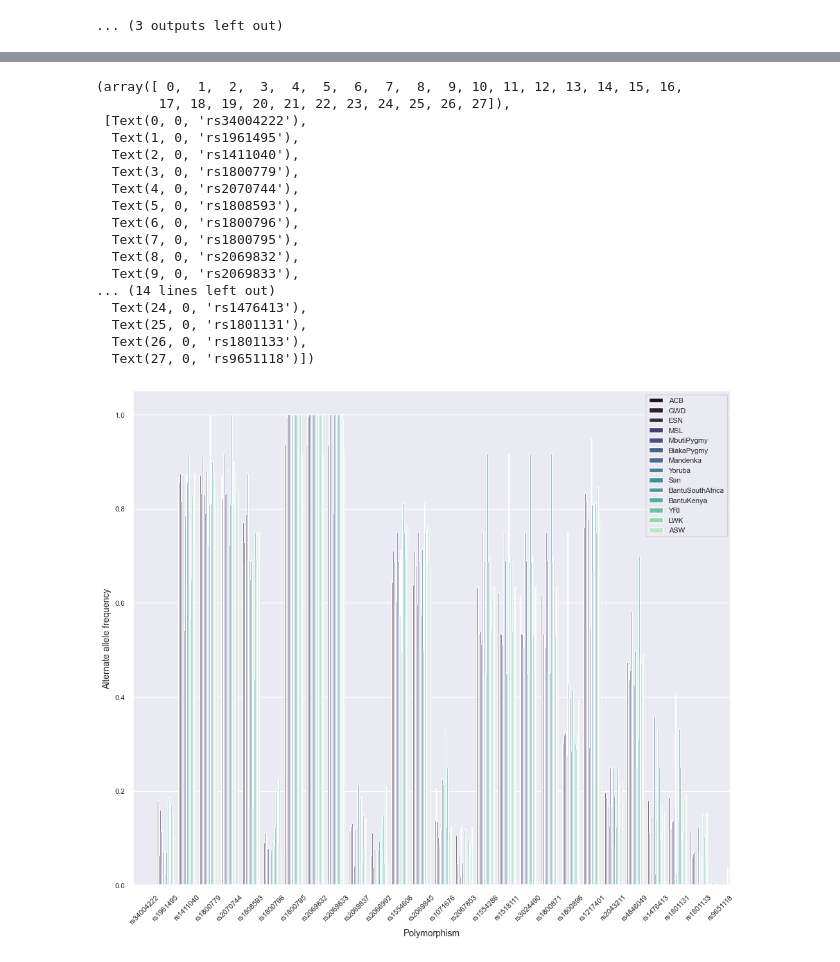
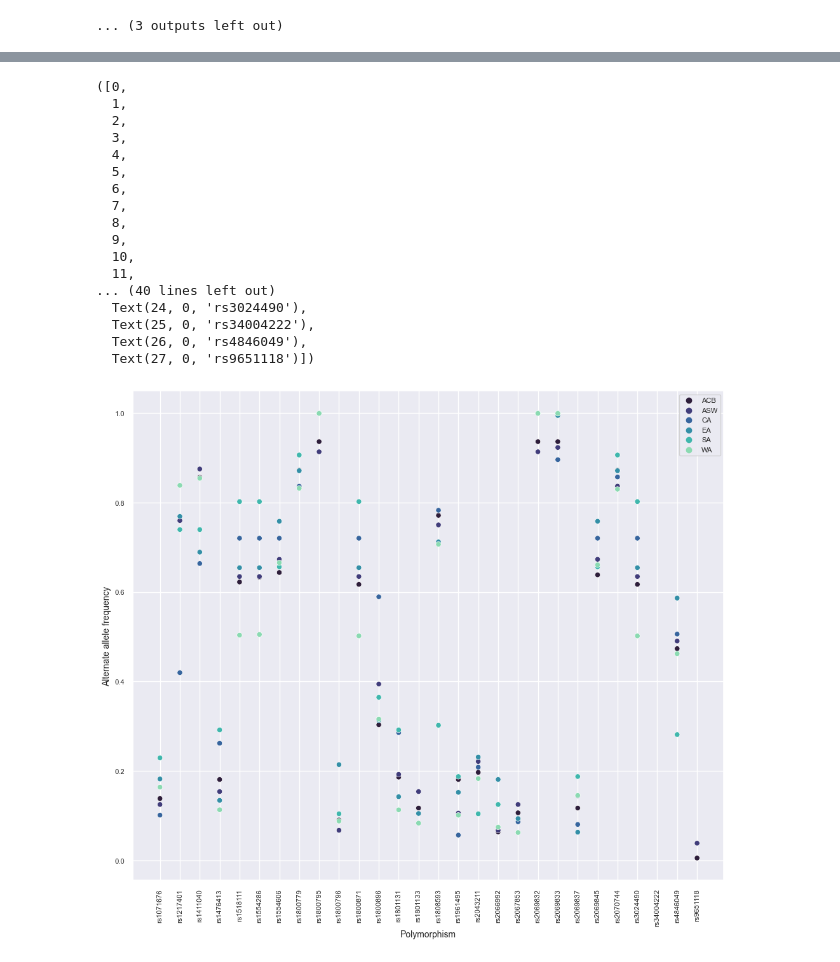
Before and after one commit to MeganHolborn/Genomics_allele-frequency-and-effect_data-analysis, a Jupyter notebook: Plots/plots.ipynb, the cells around one changed output, grey strips where cells are left out. Cells and saved outputs as stored; diff of their text form; code cells hidden in the pictures.

Commit message:
Scatterplot of allele freq variation in AFR populations

```diff
--- a/Plots/plots.ipynb
+++ b/Plots/plots.ipynb
@@ -20,6 +20,7 @@ genes = gene_location_df.location_name
 
 sample_info_df = pd.read_csv(os.path.join(home_path, "Data_descriptions", "samples.csv"))
 sub_populations = sample_info_df.SUB.unique()
+regional_classification = {"ACB":"ACB","ASW":"ASW","GWD":"WA","ESN":"WA","MSL":"WA","MbutiPygmy":"CA","BiakaPygmy":"CA","Mandenka":"WA","Yoruba":"WA","San":"SA","BantuSouthAfrica":"SA","BantuKenya":"EA","YRI":"WA","LWK":"EA"}
 
 ## Set figure area and font size
 sns.set(rc={"figure.figsize": (12, 10)})
@@ -259,53 +262,57 @@ for gene in genes:
     gene_af_path = os.path.join(home_path,"Data", "Supplementary Table", "SUB", "{}_Freq.csv".format(gene))
     af_df = pd.DataFrame()
     if os.path.exists(gene_af_path):
         af_df = pd.read_csv(gene_af_path, sep="\t")
         af_df["GENE"] = gene
         for sub_population in sub_populations:
             af_df = af_df.replace(0.0, np.NAN) # Replace non-existant frequencies (value of 0.0) with NaN
     collated_af_data = pd.concat([collated_af_data, af_df])
 
 # Filter allele frequency data for variant entries of interest
 
 af_subset = collated_af_data[collated_af_data.ID.isin(NESHIE_rsIDs)]
 
 # Melt the allele frequency dataframe into a format suitable for plotting the allele frequency data
 
 columns = ["ID","POS","REF","ALT","GENE"]
 af_melt = af_subset.melt(id_vars=columns, value_vars=sub_populations, var_name="SUB_POP", value_name="ALT_AF")
-af_melt
 
-# Create a barplot
+# Add the regional classifications for each sub-populations to the table
+af_melt["REG"] = af_melt["SUB_POP"].map(regional_classification)
+af_melt = af_melt.groupby(["ID","REG"]).mean()
 
-custom_palette = sns.color_palette("mako", 14)
-variant_barplot = sns.barplot(
+
+# Create scatterplot
+
+custom_palette = sns.color_palette("mako", 6)
+variant_barplot = sns.scatterplot(
     x="ID",
     y="ALT_AF",
-    hue="SUB_POP",
+    hue="REG",
     data=af_melt,
     palette=custom_palette,
 )
 
 variant_barplot.set_ylabel("Alternate allele frequency")
 variant_barplot.set_xlabel("Polymorphism")
 plt.legend(loc="upper right")
-plt.xticks(rotation=45)
+plt.xticks(rotation=90)
 # %% [output]
-(array([ 0,  1,  2,  3,  4,  5,  6,  7,  8,  9, 10, 11, 12, 13, 14, 15, 16,
-        17, 18, 19, 20, 21, 22, 23, 24, 25, 26, 27]),
- [Text(0, 0, 'rs34004222'),
-  Text(1, 0, 'rs1961495'),
-  Text(2, 0, 'rs1411040'),
-  Text(3, 0, 'rs1800779'),
-  Text(4, 0, 'rs2070744'),
-  Text(5, 0, 'rs1808593'),
-  Text(6, 0, 'rs1800796'),
-  Text(7, 0, 'rs1800795'),
-  Text(8, 0, 'rs2069832'),
-  Text(9, 0, 'rs2069833'),
-... (14 lines left out)
-  Text(24, 0, 'rs1476413'),
-  Text(25, 0, 'rs1801131'),
-  Text(26, 0, 'rs1801133'),
+([0,
+  1,
+  2,
+  3,
+  4,
+  5,
+  6,
+  7,
+  8,
+  9,
+  10,
+  11,
+... (40 lines left out)
+  Text(24, 0, 'rs3024490'),
+  Text(25, 0, 'rs34004222'),
+  Text(26, 0, 'rs4846049'),
   Text(27, 0, 'rs9651118')])
-[figure, old version]
+[figure, new version]
```
Also changed, not shown: parts of 1 cell of this notebook.
